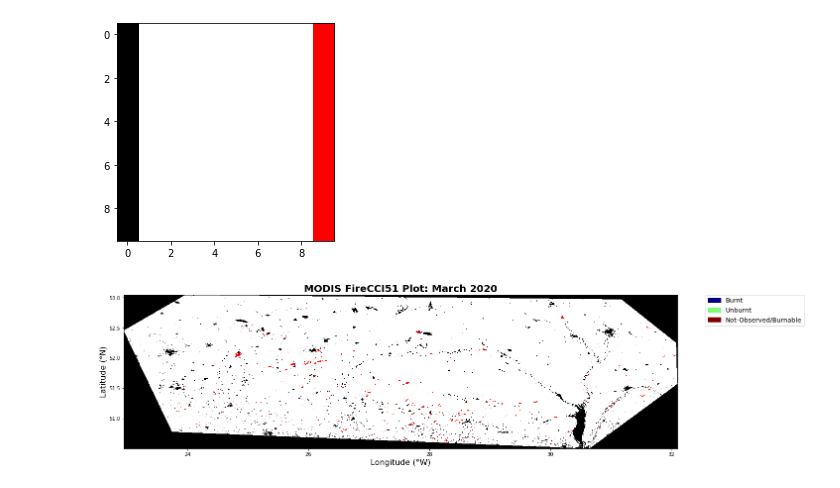
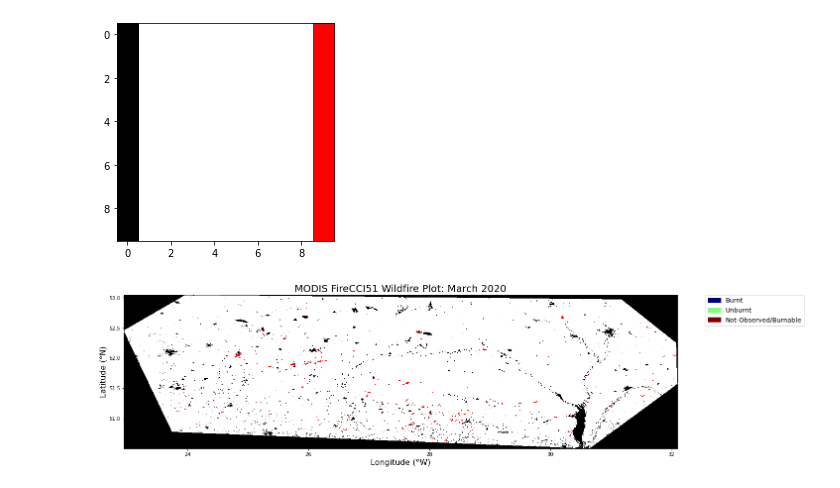
Before and after one commit to ai4er-cdt/WildfireDistribution, a Jupyter notebook: notebooks/exploratory/1.0_td_modis_fire_plotter_2.ipynb, the cells around one changed output. Saved outputs shown, nothing was run; the diff lists cells and outputs as text; code cells hidden in the pictures.

Commit message:
Further plotting work complete for sentinel

```diff
--- a/notebooks/exploratory/1.0_td_modis_fire_plotter_2.ipynb
+++ b/notebooks/exploratory/1.0_td_modis_fire_plotter_2.ipynb
@@ -120,7 +120,7 @@ for _ in BurnMap_trimmed_xr.lat.values:
             BurnMap_trimmed_xr.values[0, i, j] = -1
             j += 1
         else:
-            BurnMap_trimmed_xr.values[0, i, j] = np.nan
+            # BurnMap_trimmed_xr.values[0, i, j] = np.nan
             j += 1
     i += 1
 # %%
@@ -168,17 +168,17 @@ plt.show()
 # %%
 plt.close("all")
 # Plot the data
 fig, ax = plt.subplots(figsize=(20,12))
 BurnMap_trimmed_xr.plot(ax=ax, add_colorbar=False,cmap=cm);
 plt.set_cmap('jet')
 
 tile = rasterio.open("/Users/thomasdodd/Library/CloudStorage/OneDrive-MillfieldEnterprisesLimited/Cambridge/AI4ER/Lent/GTC/practice_modis_data/BurnMap_trimmed_xr.tif")
 im = ax.imshow(tile.read(1))
-ep.draw_legend(im, titles=["Burnt", "Unburnt", "Not-Observed/Burnable"])
+ep.draw_legend(im, titles=["Burnt", "Unburnt", "Not-Observed/Burnable"], cmap=cm)
 
 # Finally, add a blue square to illustrate the training area
-ax.set_title('MODIS FireCCI51 Plot: March 2020',fontsize=20,fontweight="bold");
+ax.set_title('MODIS FireCCI51 Wildfire Plot: March 2020',fontsize=20);
 ax.set_xlabel('Longitude (\N{DEGREE SIGN}W)',fontsize=16);
 ax.set_ylabel('Latitude (\N{DEGREE SIGN}N)',fontsize=16);
 # %% [output]
-[figure, old version]
+[figure, new version]
```
Also changed, not shown: parts of 1 cell of this notebook, 3 other files.
